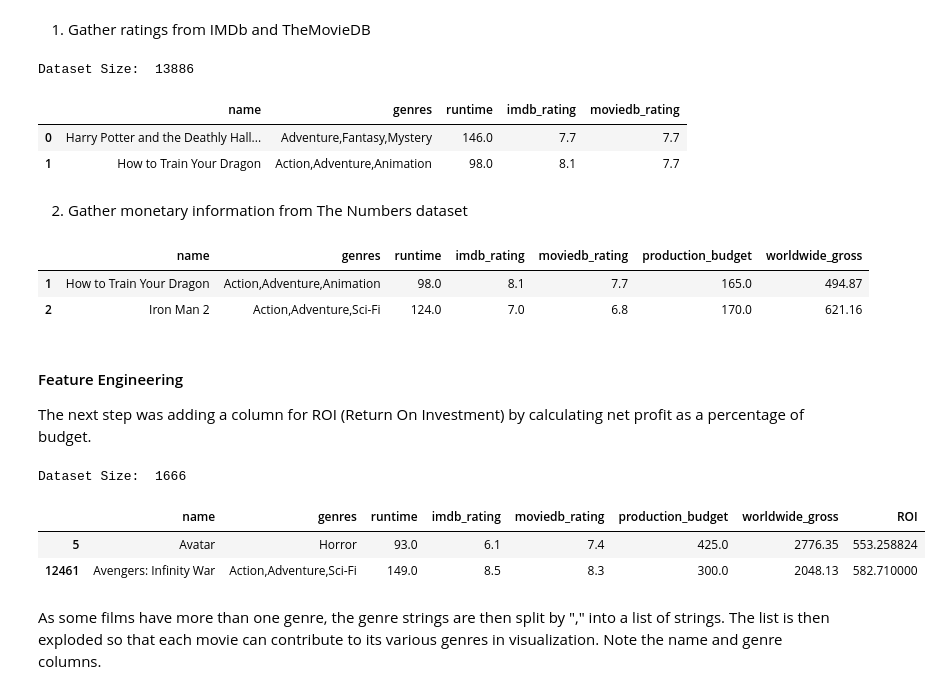
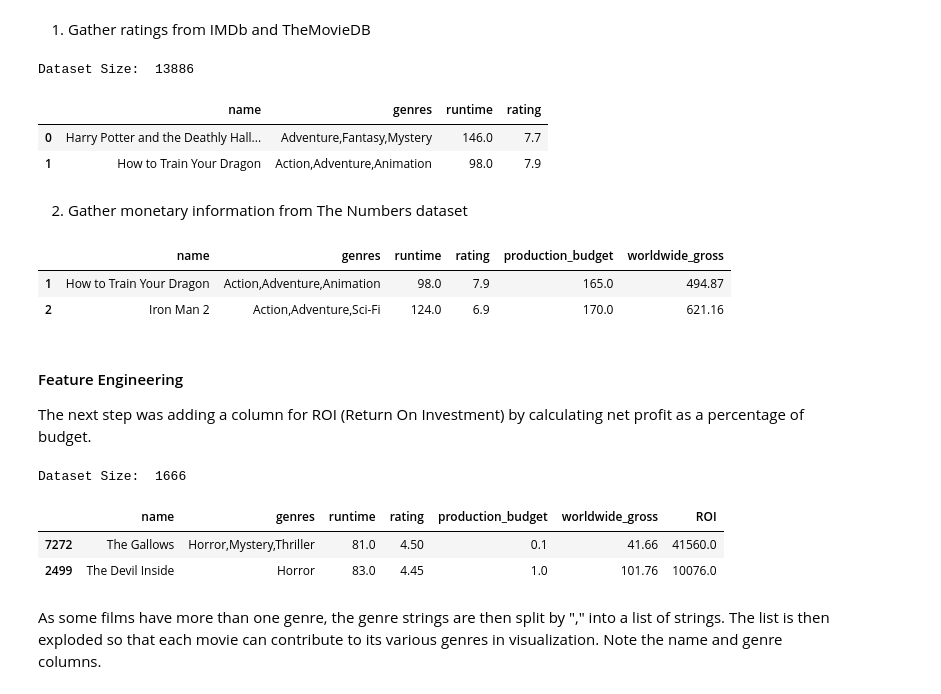
Before and after one commit to bizzfuzz/film-analysis-ms, a Jupyter notebook: film_analysis.ipynb, the cells around one changed output. Saved outputs shown, nothing was run; the diff lists cells and outputs as text; code cells hidden in the pictures.

```diff
--- a/film_analysis.ipynb
+++ b/film_analysis.ipynb
@@ -209,23 +209,28 @@ tmdb_movie_df.rename(columns={"original_title" : "name"}, inplace=True)
 #adding ratings from The Movie Database
 combined_film_df = pd.merge(combined_film_df, tmdb_movie_df, on = ["name"], how = "right")
 #dropping columns not used in analysis
+
+combined_film_df.rename(columns={"vote_average" : "moviedb_rating"}, inplace=True)
+#remove the few movies that don't have a rating on movie_db
+combined_film_df = combined_film_df[combined_film_df.moviedb_rating != 0]
+combined_film_df.dropna(inplace=True)
+#combining imdb and moviedb ratings to average
+combined_film_df["rating"] = (combined_film_df.imdb_rating + combined_film_df.moviedb_rating) / 2
+
 combined_film_df.drop([
     "movie_id", "Unnamed: 0", "genre_ids", "id", "original_language", "popularity", "release_date",
-    "title", "vote_count"
+    "title", "vote_count", "imdb_rating", "moviedb_rating"
 ], axis = 1, inplace = True)
-combined_film_df.rename(columns={"vote_average" : "moviedb_rating"}, inplace=True)
-combined_film_df.dropna(inplace=True)
 
-#remove the few movies that don't have a rating on movie_db
-combined_film_df = combined_film_df[combined_film_df.moviedb_rating != 0]
+
 
 print("Dataset Size: ",len(combined_film_df))
 combined_film_df.head(2)
 # %% [output]
 Dataset Size:  13886
-|  | name | genres | runtime | imdb_rating | moviedb_rating |
-| 0 | Harry Potter and the Deathly Hall... | Adventure,Fantasy,Mystery | 146.0 | 7.7 | 7.7 |
-| 1 | How to Train Your Dragon | Action,Adventure,Animation | 98.0 | 8.1 | 7.7 |
+|  | name | genres | runtime | rating |
+| 0 | Harry Potter and the Deathly Hall... | Adventure,Fantasy,Mystery | 146.0 | 7.7 |
+| 1 | How to Train Your Dragon | Action,Adventure,Animation | 98.0 | 7.9 |
 # %% [markdown]
 2. Gather monetary information from The Numbers dataset
 # %%
@@ -254,24 +259,24 @@ combined_film_df.dropna(inplace=True)
 remove_combined_duplicates()
 combined_film_df.head(2)
 # %% [output]
-|  | name | genres | runtime | imdb_rating | moviedb_rating | production_budget | worldwide_gross |
-| 1 | How to Train Your Dragon | Action,Adventure,Animation | 98.0 | 8.1 | 7.7 | 165.0 | 494.87 |
-| 2 | Iron Man 2 | Action,Adventure,Sci-Fi | 124.0 | 7.0 | 6.8 | 170.0 | 621.16 |
+|  | name | genres | runtime | rating | production_budget | worldwide_gross |
+| 1 | How to Train Your Dragon | Action,Adventure,Animation | 98.0 | 7.9 | 165.0 | 494.87 |
+| 2 | Iron Man 2 | Action,Adventure,Sci-Fi | 124.0 | 6.9 | 170.0 | 621.16 |
 # %% [markdown]
 #### Feature Engineering
 The next step was adding a column for ROI (Return On Investment) by calculating net profit as a percentage of budget.
 # %%
 print("Dataset Size: ",len(combined_film_df))
 #calculating return on investment (net profit / cost * 100)
 gross = combined_film_df.worldwide_gross
 budget = combined_film_df.production_budget
 combined_film_df["ROI"] = (gross - budget)/budget * 100
-combined_film_df.sort_values("worldwide_gross", ascending=False).head(2)
+combined_film_df.sort_values("ROI", ascending=False).head(2)
 # %% [output]
 Dataset Size:  1666
-|  | name | genres | runtime | imdb_rating | moviedb_rating | production_budget | worldwide_gross | ROI |
-| 5 | Avatar | Horror | 93.0 | 6.1 | 7.4 | 425.0 | 2776.35 | 553.258824 |
-| 12461 | Avengers: Infinity War | Action,Adventure,Sci-Fi | 149.0 | 8.5 | 8.3 | 300.0 | 2048.13 | 582.710000 |
+|  | name | genres | runtime | rating | production_budget | worldwide_gross | ROI |
+| 7272 | The Gallows | Horror,Mystery,Thriller | 81.0 | 4.50 | 0.1 | 41.66 | 41560.0 |
+| 2499 | The Devil Inside | Horror | 83.0 | 4.45 | 1.0 | 101.76 | 10076.0 |
 # %% [markdown]
 As some films have more than one genre, the genre strings are then split by "," into a list
 of strings. The list is then exploded so that each movie can contribute to its various genres
```
Also changed, not shown: parts of 20 cells of this notebook, 7 other files.
